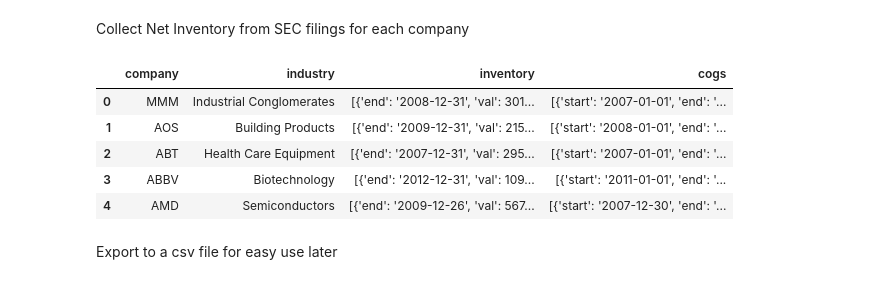
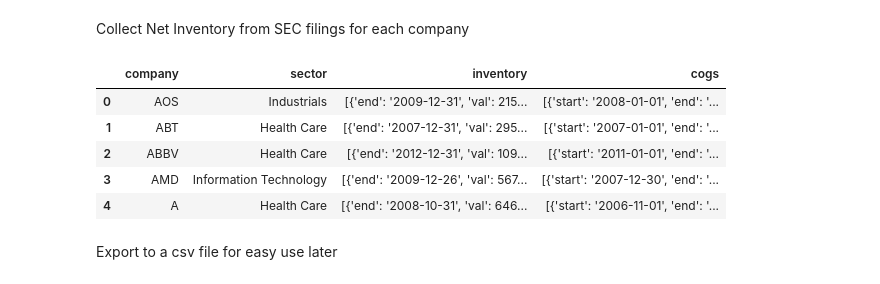
Before and after one commit to NateM024/inventory-analysis, a Jupyter notebook: capstone.ipynb, the cells around one changed output. Saved outputs shown, nothing was run; the diff lists cells and outputs as text; code cells hidden in the pictures.

Commit message:
updated data retrieval to only get cogs, not approximate metrics too. also changed to sort data by sector, not industry

```diff
--- a/capstone.ipynb
+++ b/capstone.ipynb
@@ -38,33 +38,24 @@ def fetch_sec_data(cik):
     try:
         cogs = response.json()['facts']['us-gaap']['CostOfGoodsSold']['units']['USD']
     except:
-        try:
-            cogs = response.json()['facts']['us-gaap']['CostOfGoodsAndServicesSold']['units']['USD']
-        except:
-            try:
-                cogs = response.json()['facts']['us-gaap']['CostOfRevenue']['units']['USD']
-            except:
-                try:
-                    cogs = response.json()['facts']['us-gaap']['CostOfSales']['units']['USD']
-                except:
-                    cogs = None
+        cogs = None
 
     return (inventory, cogs)
 # %%
-data = pd.DataFrame(columns=['company', 'industry', 'inventory', 'cogs'])
+data = pd.DataFrame(columns=['company', 'sector', 'inventory', 'cogs'])
 for i in range(len(companies)):
     symbol = companies['Symbol'][i]
     sec_data = fetch_sec_data(companies['CIK'][i])
     if sec_data[0] and sec_data[1] is not None:
-        data.loc[len(data)] = [symbol, companies['GICS Sub-Industry'][i], sec_data[0], sec_data[1]]
+        data.loc[len(data)] = [symbol, companies['GICS Sector'][i], sec_data[0], sec_data[1]]
 data.head()
 # %% [output]
-|  | company | industry | inventory | cogs |
-| 0 | MMM | Industrial Conglomerates | [{'end': '2008-12-31', 'val': 301... | [{'start': '2007-01-01', 'end': '... |
-| 1 | AOS | Building Products | [{'end': '2009-12-31', 'val': 215... | [{'start': '2008-01-01', 'end': '... |
-| 2 | ABT | Health Care Equipment | [{'end': '2007-12-31', 'val': 295... | [{'start': '2007-01-01', 'end': '... |
-| 3 | ABBV | Biotechnology | [{'end': '2012-12-31', 'val': 109... | [{'start': '2011-01-01', 'end': '... |
-| 4 | AMD | Semiconductors | [{'end': '2009-12-26', 'val': 567... | [{'start': '2007-12-30', 'end': '... |
+|  | company | sector | inventory | cogs |
+| 0 | AOS | Industrials | [{'end': '2009-12-31', 'val': 215... | [{'start': '2008-01-01', 'end': '... |
+| 1 | ABT | Health Care | [{'end': '2007-12-31', 'val': 295... | [{'start': '2007-01-01', 'end': '... |
+| 2 | ABBV | Health Care | [{'end': '2012-12-31', 'val': 109... | [{'start': '2011-01-01', 'end': '... |
+| 3 | AMD | Information Technology | [{'end': '2009-12-26', 'val': 567... | [{'start': '2007-12-30', 'end': '... |
+| 4 | A | Health Care | [{'end': '2008-10-31', 'val': 646... | [{'start': '2006-11-01', 'end': '... |
 # %% [markdown]
 Export to a csv file for easy use later
 # %%
```
Also changed, not shown: parts of 1 cell of this notebook, 1 other file.
